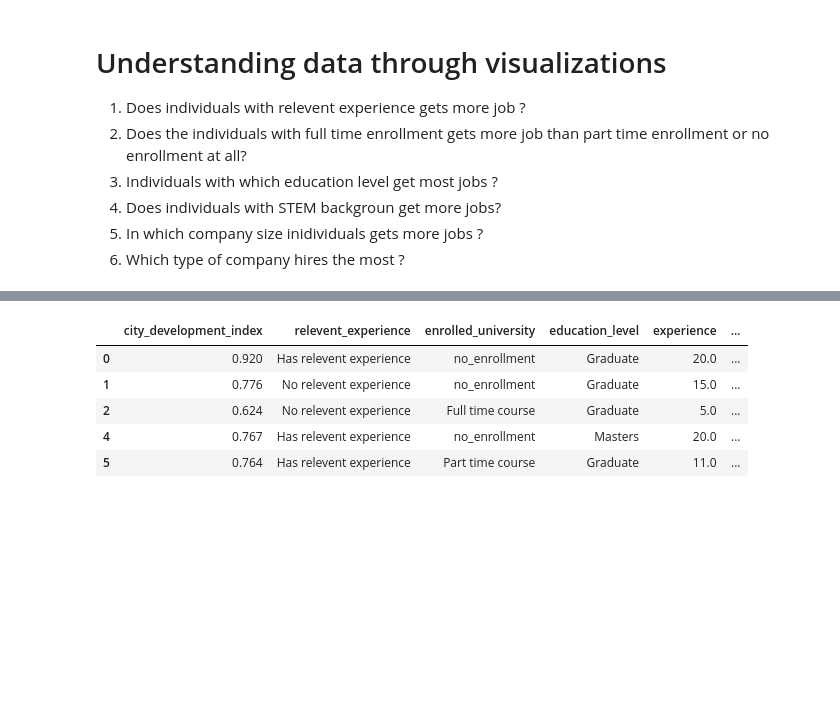
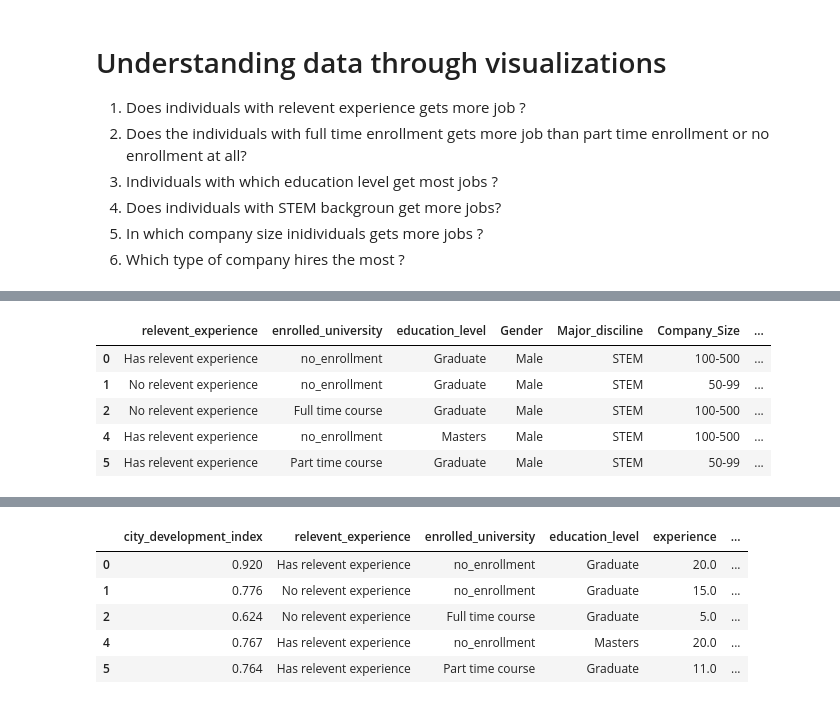
Before and after one commit to yuvraaj2002/Old_projects, a Jupyter notebook: DS job and salary prediction/DS_job_prediction.ipynb, the cells around one changed output, grey strips where cells are left out. Cells and saved outputs as stored; diff of their text form; code cells hidden in the pictures; blank space fills up the shorter version.

```diff
--- a/DS job and salary prediction/DS_job_prediction.ipynb
+++ b/DS job and salary prediction/DS_job_prediction.ipynb
@@ -483,2 +416,12 @@ df.head(3)
+# %%
+categorical_cols = df.select_dtypes(include='object')
+categorical_cols.head(5)
+# %% [output]
+|  | relevent_experience | enrolled_university | education_level | Gender | Major_disciline | Company_Size | ... |
+| 0 | Has relevent experience | no_enrollment | Graduate | Male | STEM | 100-500 | ... |
+| 1 | No relevent experience | no_enrollment | Graduate | Male | STEM | 50-99 | ... |
+| 2 | No relevent experience | Full time course | Graduate | Male | STEM | 100-500 | ... |
+| 4 | Has relevent experience | no_enrollment | Masters | Male | STEM | 100-500 | ... |
+| 5 | Has relevent experience | Part time course | Graduate | Male | STEM | 50-99 | ... |
 # %%
 # Creating 2d numpy array
```
Also changed, not shown: parts of 19 cells of this notebook.
